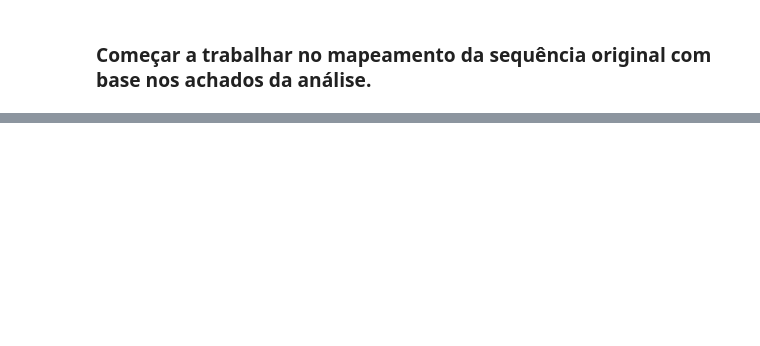
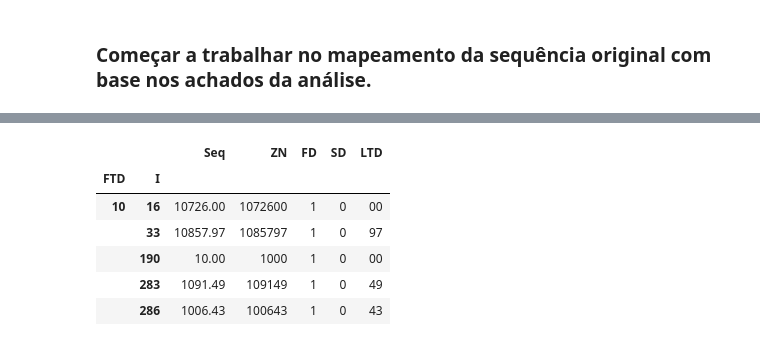
Before and after one commit to milcent/benford_py, a Jupyter notebook: Ben_OOP.ipynb, the cells around one changed output, grey strips where cells are left out. Drawn from its saved outputs; the diff is of its cells as text; code cells hidden in the pictures; blank space fills up the shorter version.

```diff
--- a/Ben_OOP.ipynb
+++ b/Ben_OOP.ipynb
@@ -377,0 +378,3 @@ The 20 most frequent numbers are:
+# %%
+bb =b.copy()
+bb.head()
@@ -377,0 +392,7 @@ The 20 most frequent numbers are:
+# %%
+for n,i in enumerate(m):
+    g = bb.FTD==i
+    if n==0:
+        mm = g
+    else:
+        mm = mm|g
@@ -377,0 +416,10 @@ The 20 most frequent numbers are:
+# %%
+bb.sort(['FTD','I']).set_index(['FTD','I']).head()
+# %% [output]
+|  |  | Seq | ZN | FD | SD | LTD |
+| FTD | I |  |  |  |  |  |
+| 10 | 16 | 10726.00 | 1072600 | 1 | 0 | 00 |
+|  | 33 | 10857.97 | 1085797 | 1 | 0 | 97 |
+|  | 190 | 10.00 | 1000 | 1 | 0 | 00 |
+|  | 283 | 1091.49 | 109149 | 1 | 0 | 49 |
+|  | 286 | 1006.43 | 100643 | 1 | 0 | 43 |
```
Also changed, not shown: parts of 23 cells of this notebook, 1 other file.
